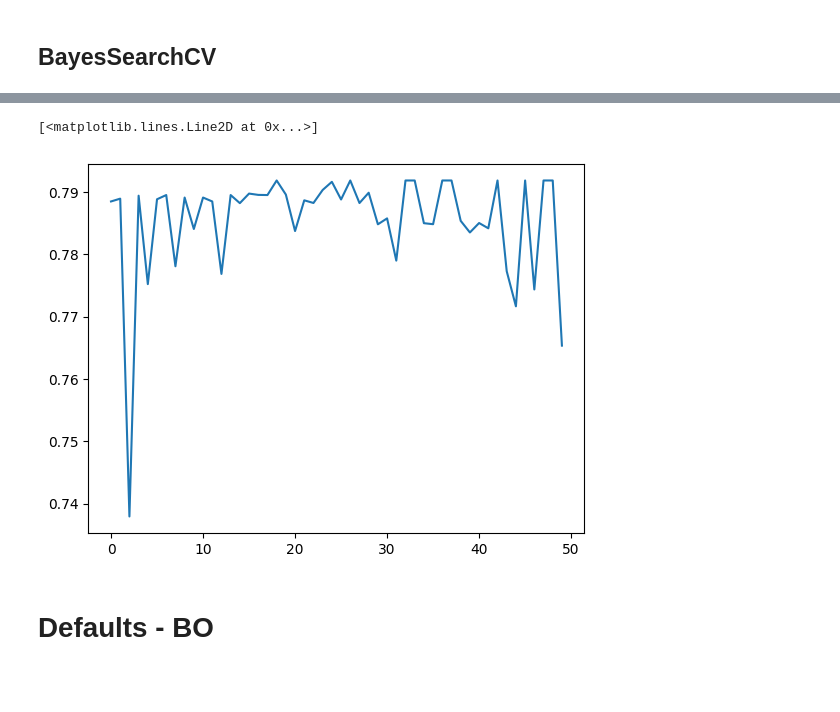
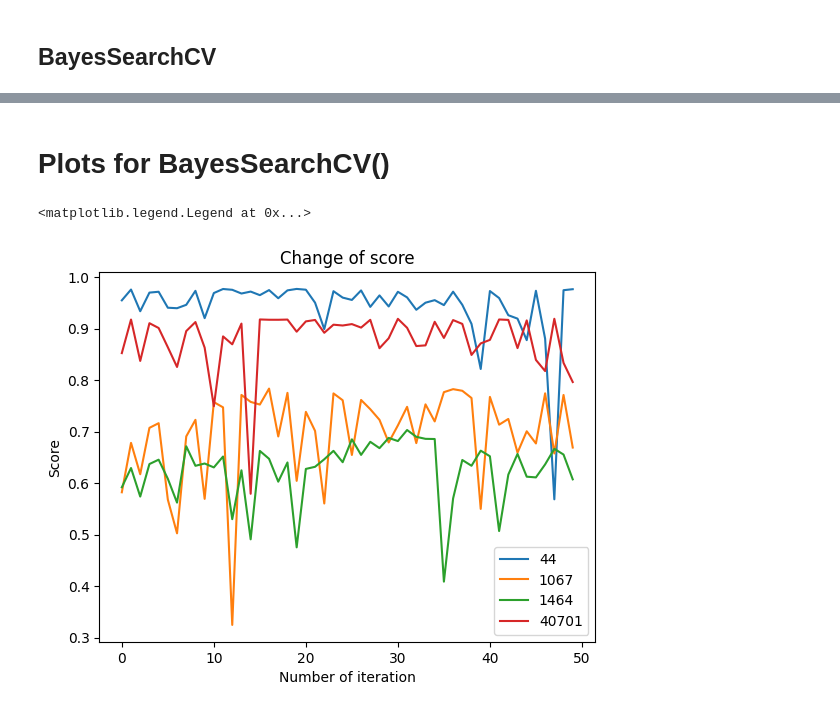
Before and after one commit to AgataWeg/AutoML, a Jupyter notebook: HM1svm_short.ipynb, the cells around one changed output, grey strips where cells are left out. Cells and saved outputs as stored; diff of their text form; code cells hidden in the pictures; blank space fills up the shorter version.

```diff
--- a/HM1svm_short.ipynb
+++ b/HM1svm_short.ipynb
@@ -142,17 +116,26 @@ param_distributions = [{
+# %%
+
+gbc__learning_rate = np.linspace(0.1, 1, 10).astype(np.float_)
+gbc__n_estimators = np.linspace(50, 200, 5).astype(np.int_)
+gbc__subsample = np.linspace(0.1, 1, 5).astype(np.float_)
+# %%
+param_distributions = [{
+                'gbc__learning_rate': gbc__learning_rate,
+                'gbc__n_estimators' : gbc__n_estimators,
+                'gbc__subsample': gbc__subsample ,
+                }]
 # %%
 best_hyperparams = []
 score_for_best_hyperparams = {}
 std_scores = []
 all_scores = {}
-# ps = PredefinedSplit(test_fold=1)
+
 
 for index in id:
-    gs_model_pipeline = RandomizedSearchCV(estimator=pipeline,param_distributions=param_distributions,scoring='roc_auc',cv=2, n_iter=10, random_state=1)
+    gs_model_pipeline = RandomizedSearchCV(estimator=pipeline,param_distributions=param_distributions,scoring='roc_auc',cv=2, n_iter=50, random_state=1)
     gs_model_pipeline.fit(X[index], y[index])
     best_hyperparams.append(gs_model_pipeline.best_params_)
 
-    #score for test data
 
-    #score_for_best_hyperparams[index] = gs_model_pipeline.score(X_test[index], y_test[index])
     std_scores.append(gs_model_pipeline.cv_results_['mean_test_score'])
     all_scores[index] = gs_model_pipeline.cv_results_['mean_test_score']
@@ -160,4 +145,8 @@ for index in id:
 import matplotlib.pyplot as plt
 
 for index in id:
-    plt.plot(all_scores[index])
+    plt.plot(all_scores[index], label= index)
+plt.title('Change of score')
+plt.xlabel('Number of iteration')
+plt.ylabel('Score')
+plt.legend(loc='lower right')
@@ -216,11 +229,14 @@ NameError: name 'grid_params' is not defined
+# %% [markdown]
+# Plots for  BayesSearchCV()
 # %%
 import matplotlib.pyplot as plt
 
-
 for index in id:
-    plt.plot(all_scores_bayes[index])
+    plt.plot(all_scores_bayes[index], label= index)
+plt.title('Change of score')
+plt.xlabel('Number of iteration')
+plt.ylabel('Score')
+plt.legend(loc='lower right')
 # %% [output]
-[<matplotlib.lines.Line2D at 0x...>]
+<matplotlib.legend.Legend at 0x...>
-[figure, old version]
+[figure, new version]
-# %% [markdown]
-# Defaults - BO
```
Also changed, not shown: parts of 30 cells of this notebook.
